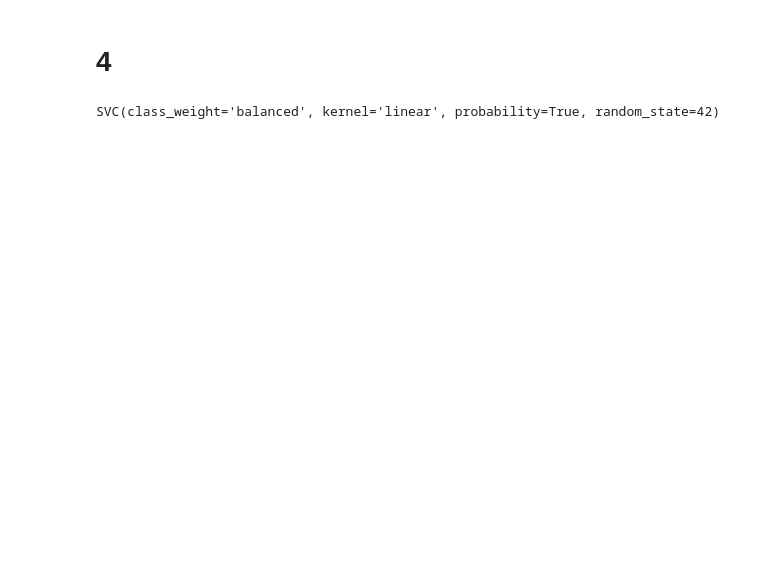
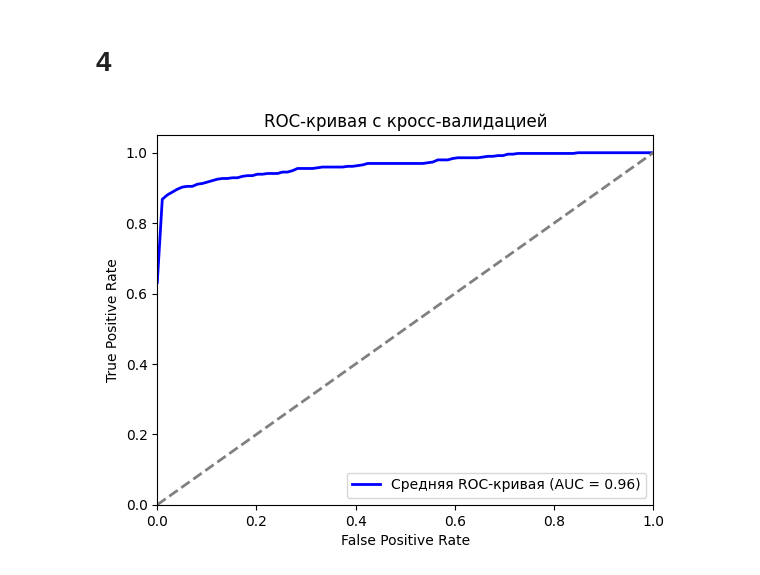
Before and after one commit to EmelyanovAlexey/solution_stat_theory, a Jupyter notebook: 5_task/lab.ipynb, the cells around one changed output. Saved outputs shown, nothing was run; the diff lists cells and outputs as text; code cells hidden in the pictures; blank space fills up the shorter version.

```diff
--- a/5_task/lab.ipynb
+++ b/5_task/lab.ipynb
@@ -68,7 +69,7 @@ SVC(class_weight='balanced', kernel='linear', random_state=42)
 # %% [markdown]
 # 2
 # %%
-y_pred = svm_model.predict(X_test)
+y_pred = logistic_model.predict(X_test)
 # %%
 # матрица ошибок
 conf_matrix = confusion_matrix(y_test, y_pred)
@@ -154,13 +155,2 @@ AUC Precision-Recall: 0.9451852236374668
 # %% [markdown]
 # 4
-# %%
-# Разделите данные на обучающую и контрольную выборки
-X_train, X_test, y_train, y_test = train_test_split(X, y, test_size=0.2, random_state=42)
-
-# Создайте модель SVM (можете настроить гиперпараметры)
-svm_model = SVC(probability=True, kernel='linear', class_weight='balanced', random_state=42)
-
-# Обучите модель на обучающей выборке
-svm_model.fit(X_train, y_train)
-# %% [output]
-SVC(class_weight='balanced', kernel='linear', probability=True, random_state=42)
@@ -207,0 +157,47 @@ plt.show()
+# %%
+from sklearn.model_selection import StratifiedKFold
+
+
+# Создаем объект StratifiedKFold для кросс-валидации
+kf = StratifiedKFold(n_splits=5, shuffle=True, random_state=42)
+
+# Инициализируем списки для хранения ROC-кривых
+tpr_list = []
+fpr_list = []
+
+# Разделяем данные на обучающую и контрольную выборки и строим ROC-кривые
+for train_index, test_index in kf.split(X, y):
+    X_train, X_test = X.iloc[train_index], X.iloc[test_index]
+    y_train, y_test = y.iloc[train_index], y.iloc[test_index]
+
+    logistic_model.fit(X_train, y_train)
+    y_pred = logistic_model.predict_proba(X_test)[:, 1]
+
+    fpr, tpr, _ = roc_curve(y_test, y_pred)
+    tpr_list.append(tpr)
+    fpr_list.append(fpr)
+
+
+# Строим ROC-кривую на основе кросс-валидации
+mean_fpr = np.linspace(0, 1, 100)
+mean_tpr = 0
+
+for i in range(len(tpr_list)):
+    mean_tpr += np.interp(mean_fpr, fpr_list[i], tpr_list[i])
+
+mean_tpr /= len(tpr_list)
+
+roc_auc = auc(mean_fpr, mean_tpr)
+
+plt.figure()
+plt.plot(mean_fpr, mean_tpr, color='b', lw=2, label='Средняя ROC-кривая (AUC = %0.2f)' % roc_auc)
+plt.plot([0, 1], [0, 1], color='gray', lw=2, linestyle='--')
+plt.xlim([0.0, 1.0])
+plt.ylim([0.0, 1.05])
+plt.xlabel('False Positive Rate')
+plt.ylabel('True Positive Rate')
+plt.title('ROC-кривая с кросс-валидацией')
+plt.legend(loc="lower right")
+plt.show()
+# %% [output]
+[figure, added]
```
Also changed, not shown: parts of 8 cells of this notebook.
